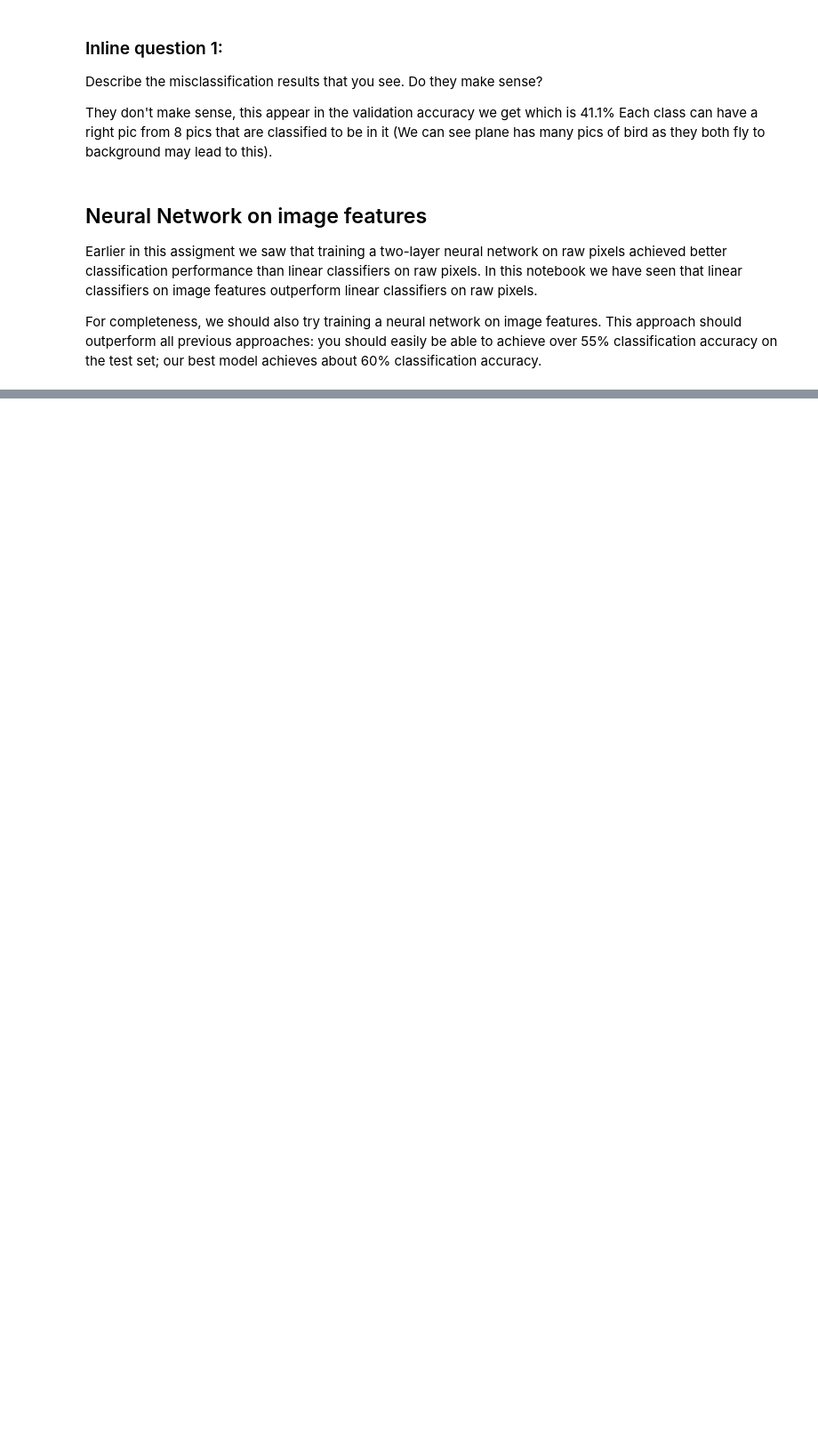
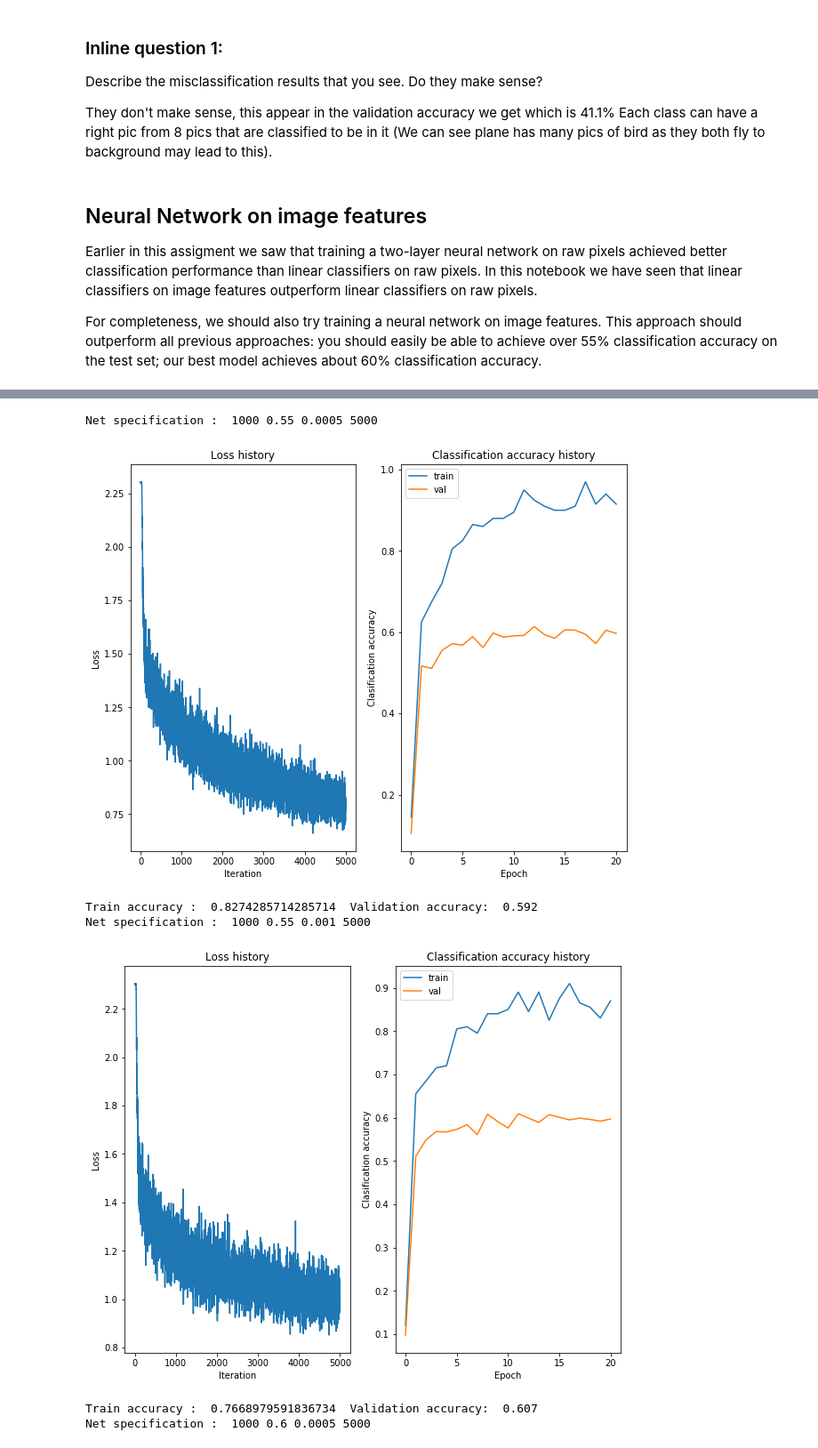
Before and after one commit to AmrMohamedNasr/Stanford-CS231n-ImageProcessing, a Jupyter notebook: features.ipynb, the cells around one changed output, grey strips where cells are left out. Shown: that part at 89% size. Drawn from its saved outputs; the diff is of its cells as text; code cells hidden in the pictures; blank space fills up the shorter version.

```diff
--- a/features.ipynb
+++ b/features.ipynb
@@ -261,0 +248,66 @@ best_net = None
+# %%
+from cs231n.classifiers.neural_net import TwoLayerNet
+
+input_dim = X_train_feats.shape[1]
+hidden_dim = 500
+num_classes = 10
+
+
+best_net = None
+
+################################################################################
+# TODO: Train a two-layer neural network on image features. You may want to    #
+# cross-validate various parameters as in previous sections. Store your best   #
+# model in the best_net variable.                                              #
+################################################################################
+hidden_size = [1000];
+learning_rates = [0.55, 0.6];
+regs = [0.0005, 0.001];
+epochs = [5000];
+best_score = -1;
+for h_s in hidden_size:
+    for lr in learning_rates:
+        for reg in regs:
+            for epoch_num in epochs:
+                print('Net specification : ', h_s, lr, reg, epoch_num);
+                net = TwoLayerNet(input_dim, hidden_dim, num_classes)
+
+                # Train the network
+                stats = net.train(X_train_feats, y_train, X_val_feats, y_val,
+                            num_iters=epoch_num, batch_size=200,
+                            learning_rate=lr, learning_rate_decay=0.95,
+                            reg=reg, verbose=False)
+                # Plot the loss function and train / validation accuracies
+                plt.subplot(1, 2, 1)
+                plt.plot(stats['loss_history'])
+                plt.title('Loss history')
+                plt.xlabel('Iteration')
+                plt.ylabel('Loss')
+
+                plt.subplot(1, 2, 2)
+                plt.plot(stats['train_acc_history'], label='train')
+                plt.plot(stats['val_acc_history'], label='val')
+                plt.title('Classification accuracy history')
+                plt.xlabel('Epoch')
+                plt.ylabel('Clasification accuracy')
+                plt.legend()
+                plt.show()
+                # Predict on the validation set
+                val_acc = (net.predict(X_val_feats) == y_val).mean()
+                train_acc = (net.predict(X_train_feats) == y_train).mean()
+                print('Train accuracy : ', train_acc,' Validation accuracy: ', val_acc)
+                if (val_acc > best_score):
+                    best_score = val_acc;
+                    best_net = net;
+print('Best validation accuracy : ', best_score);
+################################################################################
+#                              END OF YOUR CODE                                #
+################################################################################
+# %% [output]
+Net specification :  1000 0.55 0.0005 5000
+[figure, added]
+Train accuracy :  0.8274285714285714  Validation accuracy:  0.592
+Net specification :  1000 0.55 0.001 5000
+[figure, added]
+Train accuracy :  0.7668979591836734  Validation accuracy:  0.607
+Net specification :  1000 0.6 0.0005 5000
```
Also changed, not shown: parts of 9 cells of this notebook, 2 other files.
